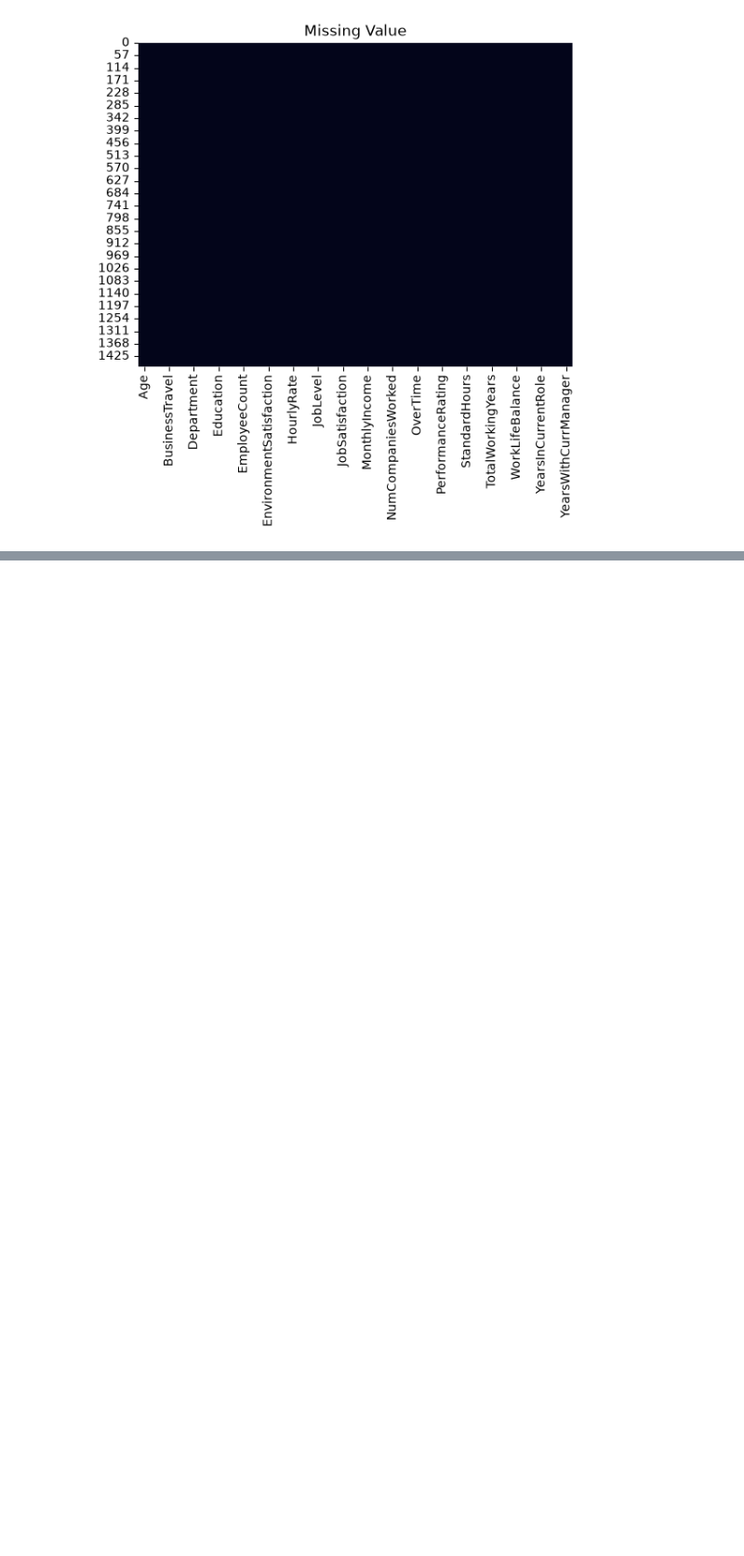
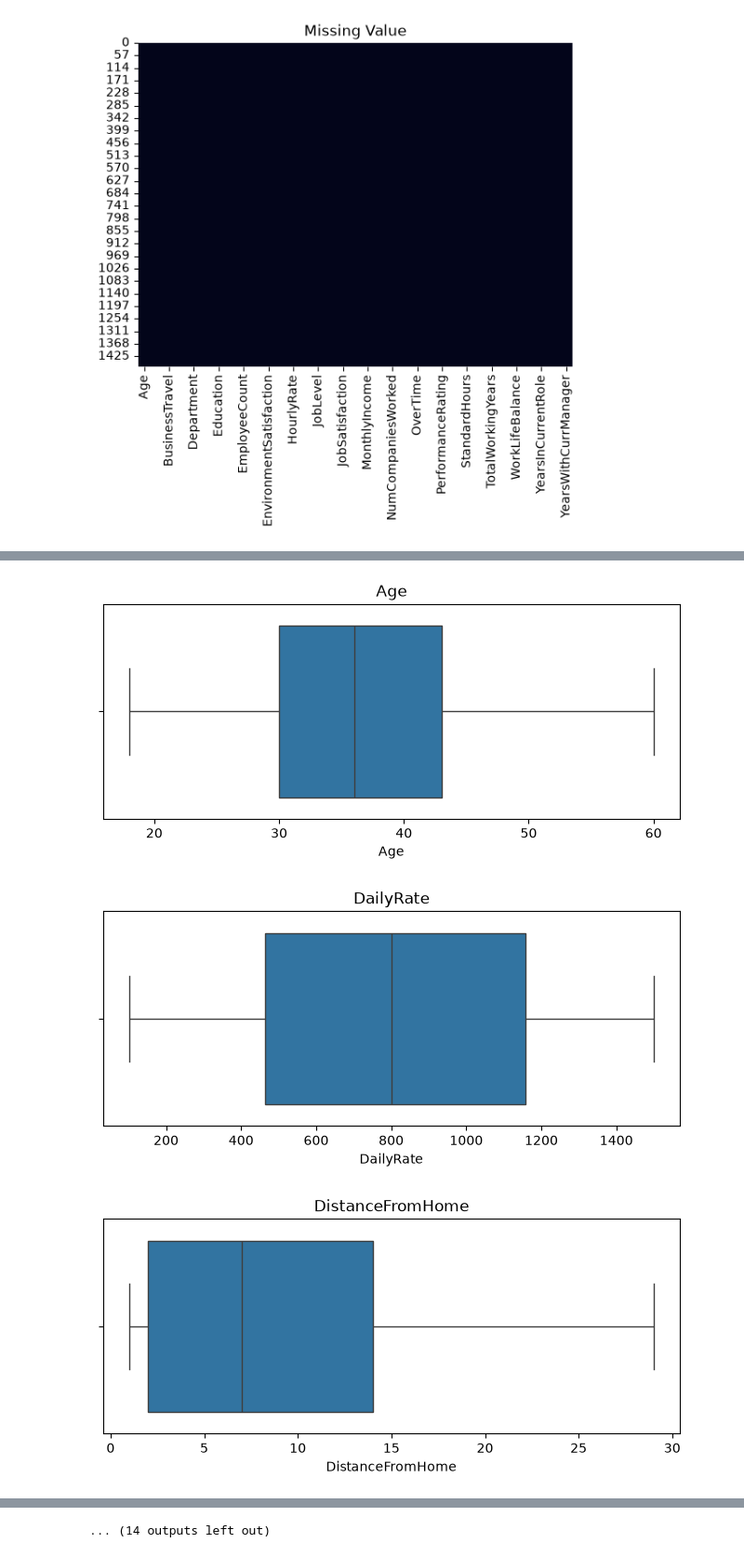
Before and after one commit to jakhongirkupalov/EMPLOYEE_ATTRITION_PROJECT, a Jupyter notebook: Notebook/EDA.ipynb, the cells around one changed output, grey strips where cells are left out. Shown at 93% size. Saved outputs shown, nothing was run; the diff lists cells and outputs as text; code cells hidden in the pictures; blank space fills up the shorter version.

```diff
--- a/Notebook/EDA.ipynb
+++ b/Notebook/EDA.ipynb
@@ -93,0 +153,10 @@ plt.show()
+# %%
+for col in num_cols:
+    plt.figure(figsize=(8,3))
+    sns.boxplot(x=df[col])
+    plt.title( col)
+    plt.show()
+# %% [output]
+[figure, added]
+[figure, added]
+[figure, added]
@@ -93,0 +172 @@ plt.show()
+... (14 outputs left out)
```
Also changed, not shown: parts of 26 cells of this notebook.
